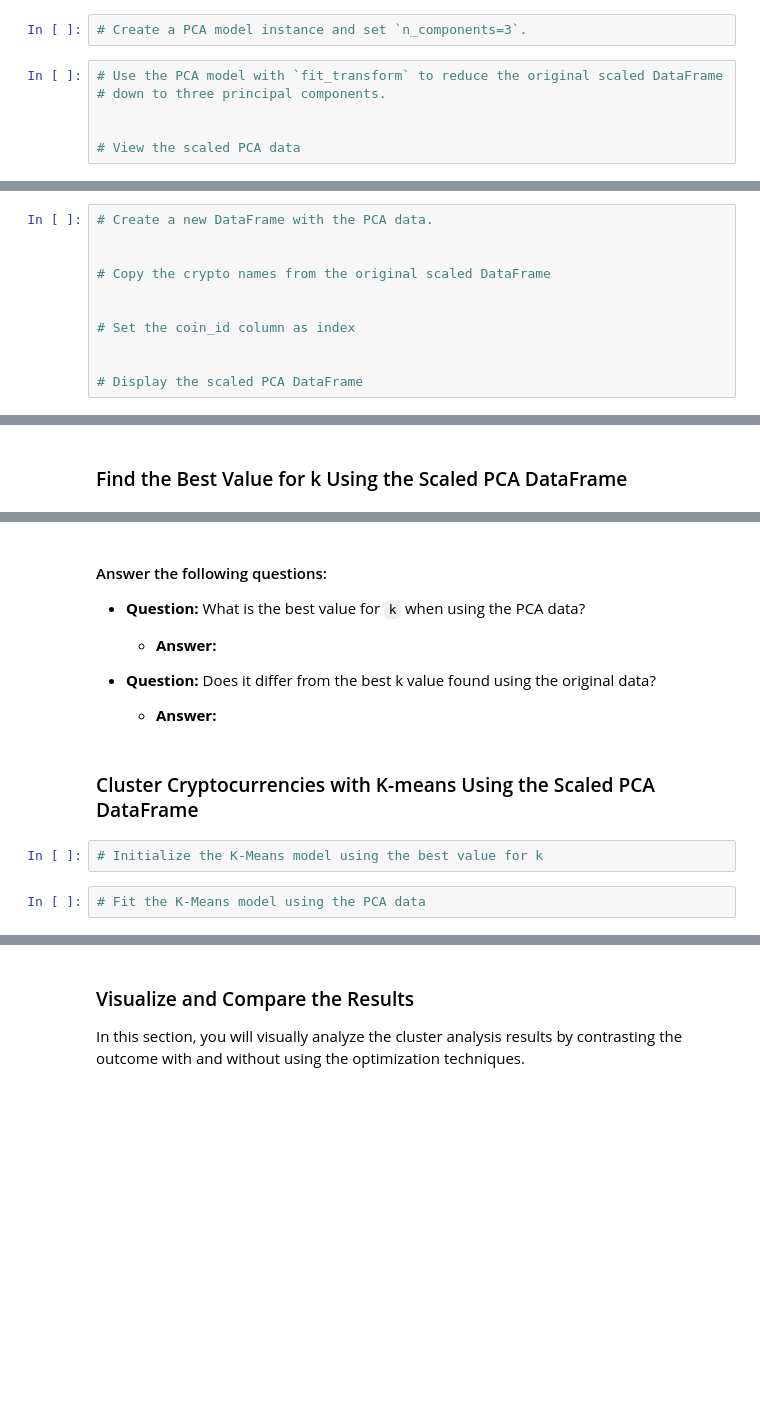
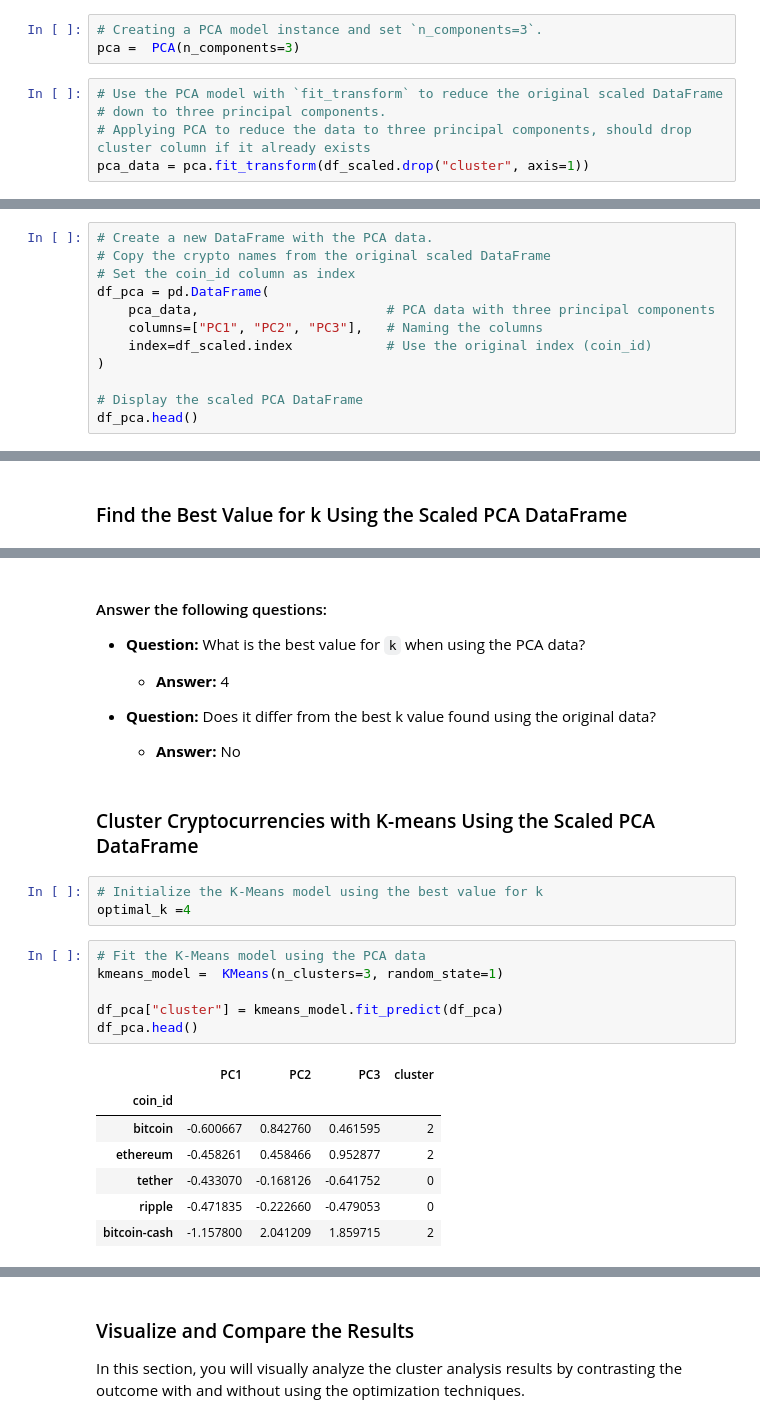
Before and after one commit to TheuriM/CryptoClustering, a Jupyter notebook: Starter_Code/Crypto_Clustering.ipynb, the cells around one changed output, grey strips where cells are left out. Saved outputs shown, nothing was run; the diff lists cells and outputs as text; blank space fills up the shorter version.

```diff
--- a/Starter_Code/Crypto_Clustering.ipynb
+++ b/Starter_Code/Crypto_Clustering.ipynb
@@ -166,13 +194,13 @@ df_scaled.head()
 # %% [markdown]
 ### Optimize Clusters with Principal Component Analysis.
 # %%
-# Create a PCA model instance and set `n_components=3`.
+# Creating a PCA model instance and set `n_components=3`.
+pca =  PCA(n_components=3)
 # %%
 # Use the PCA model with `fit_transform` to reduce the original scaled DataFrame
 # down to three principal components.
-
-
-# View the scaled PCA data
+# Applying PCA to reduce the data to three principal components, should drop cluster column if it already exists
+pca_data = pca.fit_transform(df_scaled.drop("cluster", axis=1))
 # %%
 # Retrieve the explained variance to determine how much information
 # can be attributed to each principal component.
@@ -185,11 +217,12 @@ df_scaled.head()
 # %%
 # Create a new DataFrame with the PCA data.
-
-
 # Copy the crypto names from the original scaled DataFrame
-
-
 # Set the coin_id column as index
-
+df_pca = pd.DataFrame(
+    pca_data,                        # PCA data with three principal components
+    columns=["PC1", "PC2", "PC3"],   # Naming the columns
+    index=df_scaled.index            # Use the original index (coin_id)
+)
 
 # Display the scaled PCA DataFrame
+df_pca.head()
@@ -220,16 +294,29 @@ df_scaled.head()
 
 * **Question:** What is the best value for `k` when using the PCA data?
 
-  * **Answer:**
+  * **Answer:** 4
 
 
 * **Question:** Does it differ from the best k value found using the original data?
 
-  * **Answer:**
+  * **Answer:** No
 # %% [markdown]
 ### Cluster Cryptocurrencies with K-means Using the Scaled PCA DataFrame
 # %%
 # Initialize the K-Means model using the best value for k
+optimal_k =4
 # %%
 # Fit the K-Means model using the PCA data
+kmeans_model =  KMeans(n_clusters=3, random_state=1)
+
+df_pca["cluster"] = kmeans_model.fit_predict(df_pca)
+df_pca.head()
+# %% [output]
+|  | PC1 | PC2 | PC3 | cluster |
+| coin_id |  |  |  |  |
+| bitcoin | -0.600667 | 0.842760 | 0.461595 | 2 |
+| ethereum | -0.458261 | 0.458466 | 0.952877 | 2 |
+| tether | -0.433070 | -0.168126 | -0.641752 | 0 |
+| ripple | -0.471835 | -0.222660 | -0.479053 | 0 |
+| bitcoin-cash | -1.157800 | 2.041209 | 1.859715 | 2 |
 # %%
```
Also changed, not shown: parts of 24 cells of this notebook, 1 other file.
